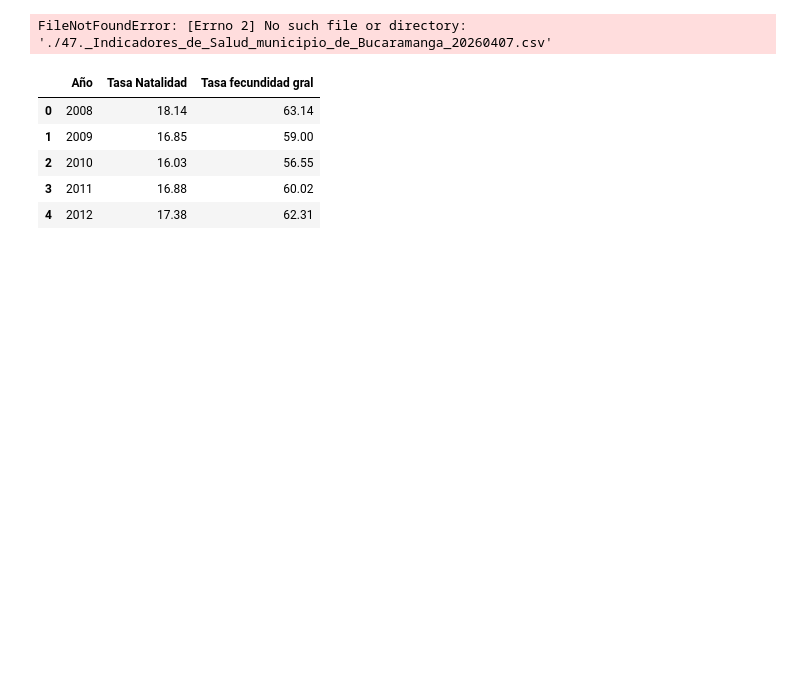
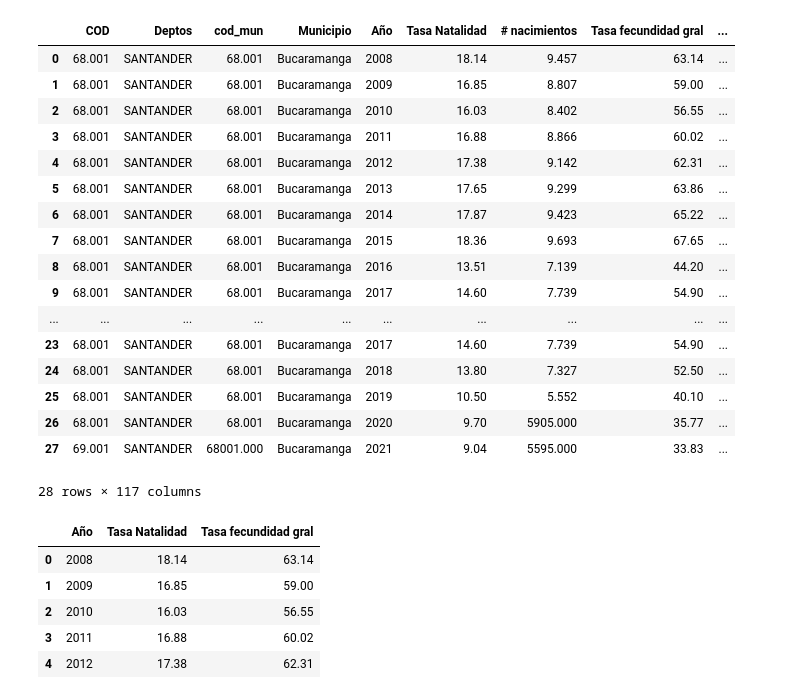
Before and after one commit to Juanzzz05/Estadistica-II, a Jupyter notebook: Estadistica_taller.ipynb, the cells around one changed output. Cells and saved outputs as stored; diff of their text form; code cells hidden in the pictures; blank space fills up the shorter version.

```diff
--- a/Estadistica_taller.ipynb
+++ b/Estadistica_taller.ipynb
@@ -2,11 +2,29 @@
 import pandas as pd
 import numpy as np
 import matplotlib.pyplot as plt
-# %%
-df = pd.read_csv('./47._Indicadores_de_Salud_municipio_de_Bucaramanga_20260407.csv')
-df
-# %% [output]
-FileNotFoundError: [Errno 2] No such file or directory: './47._Indicadores_de_Salud_municipio_de_Bucaramanga_20260407.csv'
+# %%
+url="https://raw.githubusercontent.com/mick2332-q/Estadistica-II/refs/heads/pruebas/data/47._Indicadores_de_Salud_municipio_de_Bucaramanga_20260407(1).csv"
+df = pd.read_csv(url)
+df
+# %% [output]
+|  | COD | Deptos | cod_mun | Municipio | Año | Tasa Natalidad | # nacimientos | Tasa fecundidad gral | ... |
+| 0 | 68.001 | SANTANDER | 68.001 | Bucaramanga | 2008 | 18.14 | 9.457 | 63.14 | ... |
+| 1 | 68.001 | SANTANDER | 68.001 | Bucaramanga | 2009 | 16.85 | 8.807 | 59.00 | ... |
+| 2 | 68.001 | SANTANDER | 68.001 | Bucaramanga | 2010 | 16.03 | 8.402 | 56.55 | ... |
+| 3 | 68.001 | SANTANDER | 68.001 | Bucaramanga | 2011 | 16.88 | 8.866 | 60.02 | ... |
+| 4 | 68.001 | SANTANDER | 68.001 | Bucaramanga | 2012 | 17.38 | 9.142 | 62.31 | ... |
+| 5 | 68.001 | SANTANDER | 68.001 | Bucaramanga | 2013 | 17.65 | 9.299 | 63.86 | ... |
+| 6 | 68.001 | SANTANDER | 68.001 | Bucaramanga | 2014 | 17.87 | 9.423 | 65.22 | ... |
+| 7 | 68.001 | SANTANDER | 68.001 | Bucaramanga | 2015 | 18.36 | 9.693 | 67.65 | ... |
+| 8 | 68.001 | SANTANDER | 68.001 | Bucaramanga | 2016 | 13.51 | 7.139 | 44.20 | ... |
+| 9 | 68.001 | SANTANDER | 68.001 | Bucaramanga | 2017 | 14.60 | 7.739 | 54.90 | ... |
+| ... | ... | ... | ... | ... | ... | ... | ... | ... | ... |
+| 23 | 68.001 | SANTANDER | 68.001 | Bucaramanga | 2017 | 14.60 | 7.739 | 54.90 | ... |
+| 24 | 68.001 | SANTANDER | 68.001 | Bucaramanga | 2018 | 13.80 | 7.327 | 52.50 | ... |
+| 25 | 68.001 | SANTANDER | 68.001 | Bucaramanga | 2019 | 10.50 | 5.552 | 40.10 | ... |
+| 26 | 68.001 | SANTANDER | 68.001 | Bucaramanga | 2020 | 9.70 | 5905.000 | 35.77 | ... |
+| 27 | 69.001 | SANTANDER | 68001.000 | Bucaramanga | 2021 | 9.04 | 5595.000 | 33.83 | ... |
+28 rows × 117 columns
 # %%
 df[['Año', 'Tasa Natalidad', 'Tasa fecundidad gral']].head()
 # %% [output]
```
Also changed, not shown: 1 other file.
